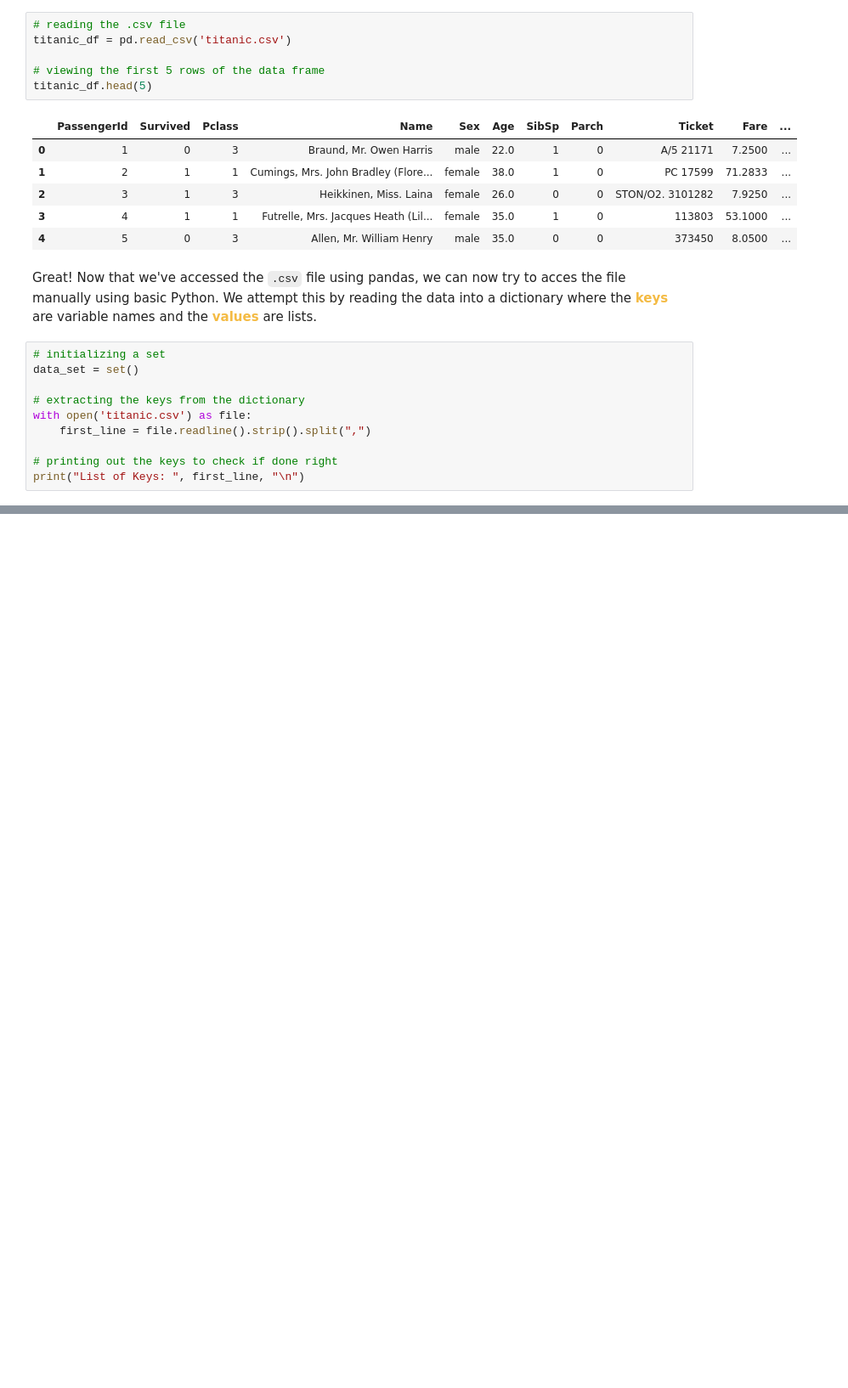
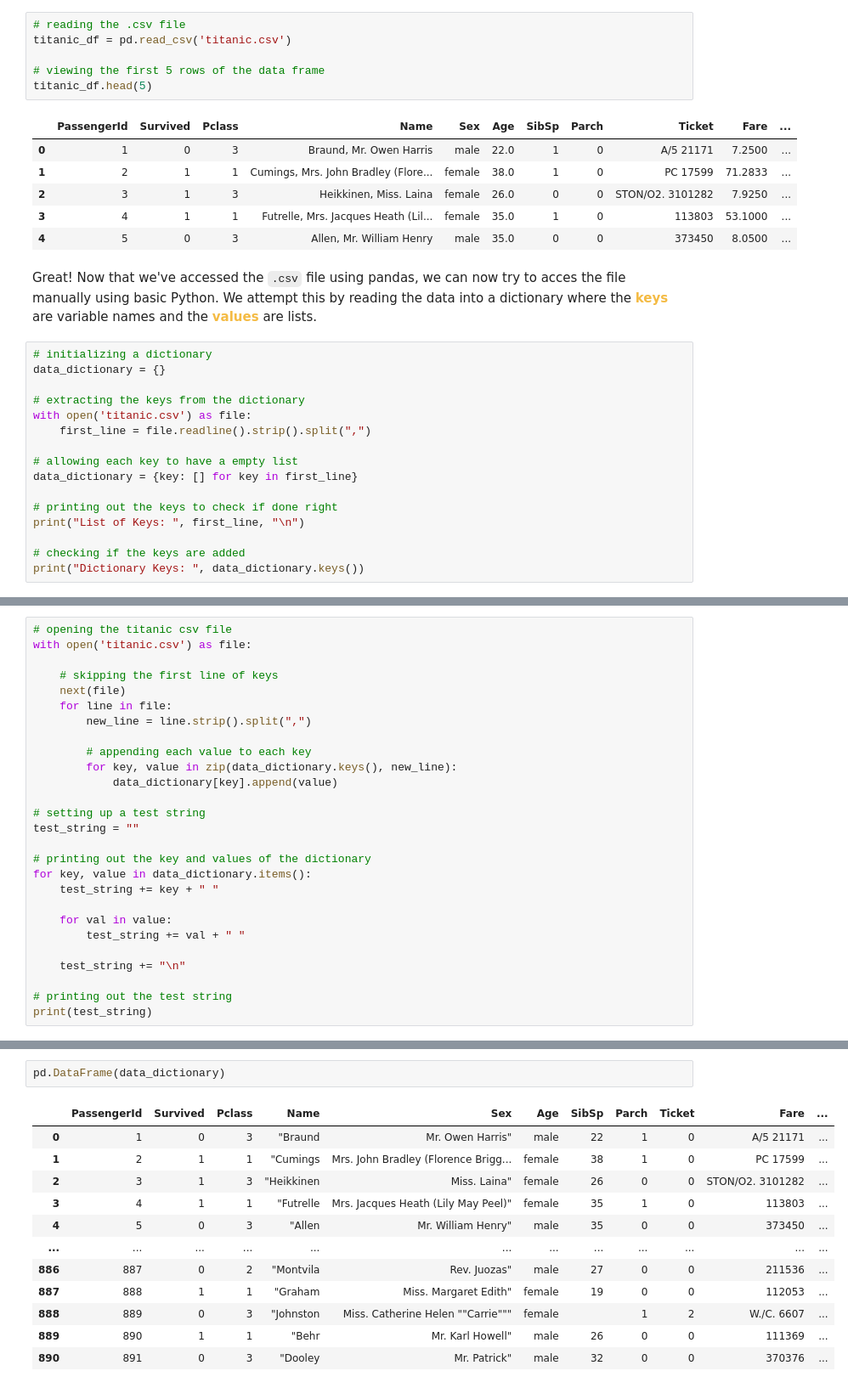
Before and after one commit to chowdhuryj-github/DataScienceDataAnalysis, a Jupyter notebook: wk_02/titanic.ipynb, the cells around one changed output, grey strips where cells are left out. Shown: that part at 85% size. Cells and saved outputs as stored; diff of their text form; blank space fills up the shorter version.

```diff
--- a/wk_02/titanic.ipynb
+++ b/wk_02/titanic.ipynb
@@ -28,15 +26,21 @@ titanic_df.head(5)
 # %% [markdown]
 Great! Now that we've accessed the `.csv` file using pandas, we can now try to acces the file manually using basic Python. We attempt this by reading the data into a dictionary where the <font color = '#F4BB44'> **keys** </font> are variable names and the <font color = '#F4BB44'> **values** </font> are lists.
 # %%
-# initializing a set
-data_set = set()
+# initializing a dictionary
+data_dictionary = {}
 
 # extracting the keys from the dictionary
 with open('titanic.csv') as file:
     first_line = file.readline().strip().split(",")
 
+# allowing each key to have a empty list
+data_dictionary = {key: [] for key in first_line}
+
 # printing out the keys to check if done right
 print("List of Keys: ", first_line, "\n")
+
+# checking if the keys are added
+print("Dictionary Keys: ", data_dictionary.keys())
 # %% [output]
 List of Keys:  ['PassengerId', 'Survived', 'Pclass', 'Name', 'Sex', 'Age', 'SibSp', 'Parch', 'Ticket', 'Fare', 'Cabin', 'Embarked']
 
@@ -43,0 +50,27 @@ The set:  {'Fare', 'Parch', 'Embarked', 'SibSp', 'Cabin', 'Pclass', 'Ticket', 'P
+# %%
+# opening the titanic csv file
+with open('titanic.csv') as file:
+
+    # skipping the first line of keys
+    next(file)
+    for line in file:
+        new_line = line.strip().split(",")
+
+        # appending each value to each key
+        for key, value in zip(data_dictionary.keys(), new_line):
+            data_dictionary[key].append(value)
+
+# setting up a test string
+test_string = ""
+
+# printing out the key and values of the dictionary
+for key, value in data_dictionary.items():
+    test_string += key + " "
+
+    for val in value:
+        test_string += val + " "
+
+    test_string += "\n"
+
+# printing out the test string
+print(test_string)
@@ -43,0 +92,15 @@ The set:  {'Fare', 'Parch', 'Embarked', 'SibSp', 'Cabin', 'Pclass', 'Ticket', 'P
+# %%
+pd.DataFrame(data_dictionary)
+# %% [output]
+|  | PassengerId | Survived | Pclass | Name | Sex | Age | SibSp | Parch | Ticket | Fare | ... |
+| 0 | 1 | 0 | 3 | "Braund | Mr. Owen Harris" | male | 22 | 1 | 0 | A/5 21171 | ... |
+| 1 | 2 | 1 | 1 | "Cumings | Mrs. John Bradley (Florence Brigg... | female | 38 | 1 | 0 | PC 17599 | ... |
+| 2 | 3 | 1 | 3 | "Heikkinen | Miss. Laina" | female | 26 | 0 | 0 | STON/O2. 3101282 | ... |
+| 3 | 4 | 1 | 1 | "Futrelle | Mrs. Jacques Heath (Lily May Peel)" | female | 35 | 1 | 0 | 113803 | ... |
+| 4 | 5 | 0 | 3 | "Allen | Mr. William Henry" | male | 35 | 0 | 0 | 373450 | ... |
+| ... | ... | ... | ... | ... | ... | ... | ... | ... | ... | ... | ... |
+| 886 | 887 | 0 | 2 | "Montvila | Rev. Juozas" | male | 27 | 0 | 0 | 211536 | ... |
+| 887 | 888 | 1 | 1 | "Graham | Miss. Margaret Edith" | female | 19 | 0 | 0 | 112053 | ... |
+| 888 | 889 | 0 | 3 | "Johnston | Miss. Catherine Helen ""Carrie""" | female |  | 1 | 2 | W./C. 6607 | ... |
+| 889 | 890 | 1 | 1 | "Behr | Mr. Karl Howell" | male | 26 | 0 | 0 | 111369 | ... |
+| 890 | 891 | 0 | 3 | "Dooley | Mr. Patrick" | male | 32 | 0 | 0 | 370376 | ... |
```
Also changed, not shown: parts of 9 cells of this notebook.
